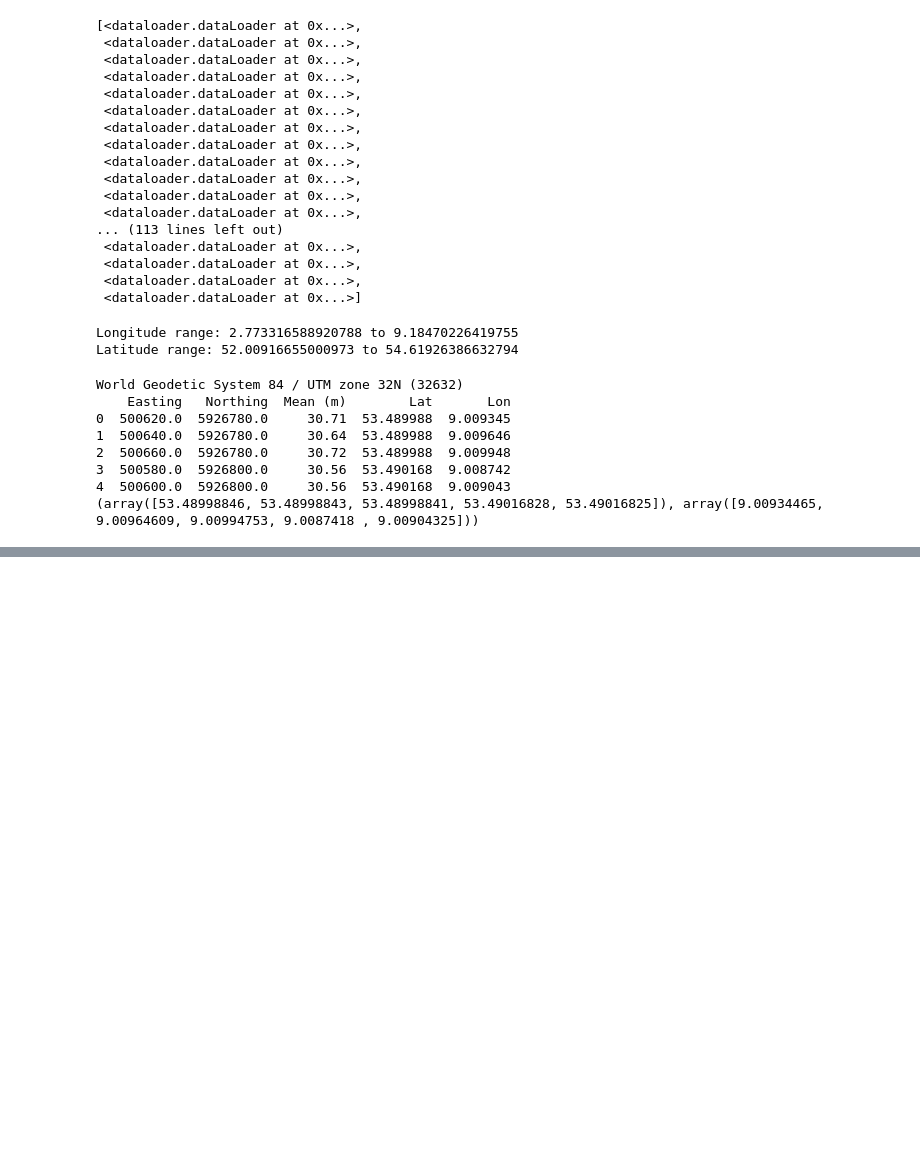
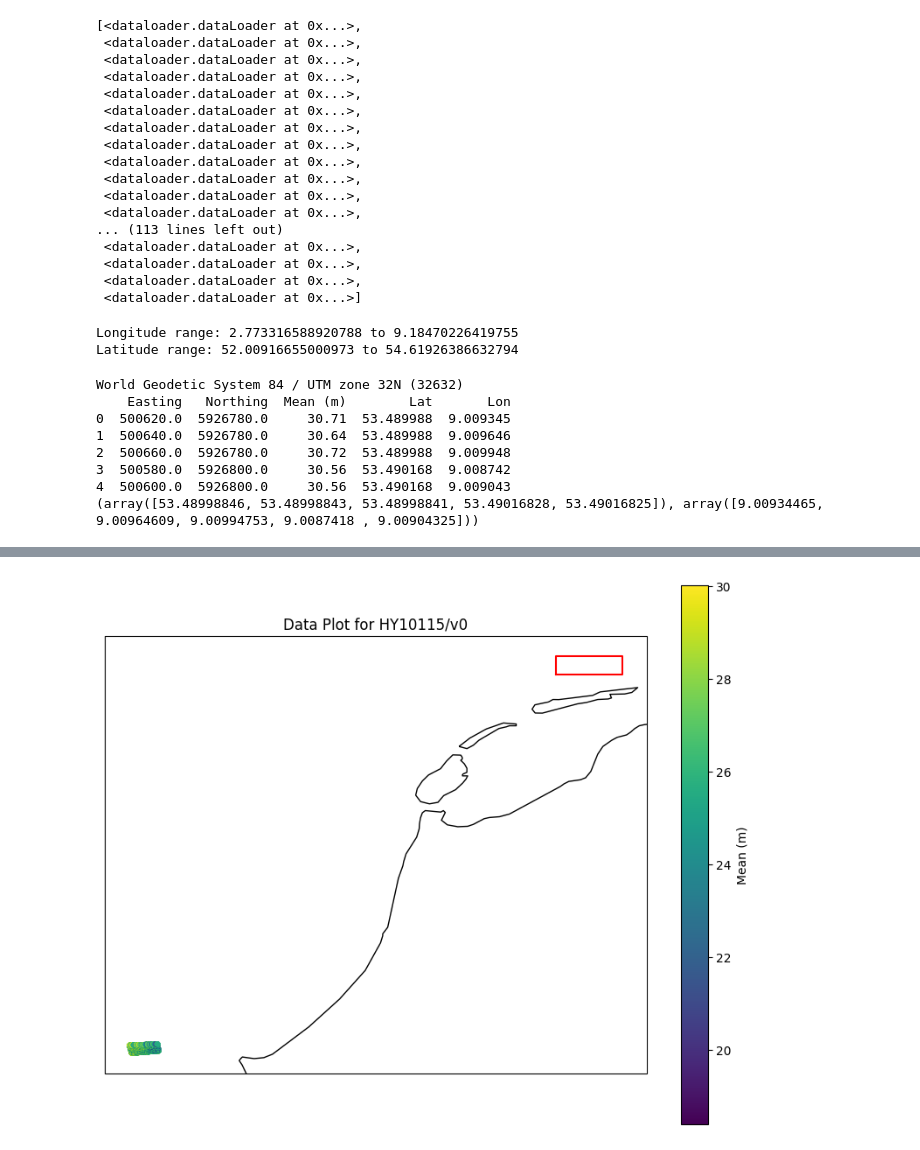
Before and after one commit to BerendBouvy/Thesis-Shell, a Jupyter notebook: misc.ipynb, the cells around one changed output, grey strips where cells are left out. Saved outputs shown, nothing was run; the diff lists cells and outputs as text; code cells hidden in the pictures; blank space fills up the shorter version.

```diff
--- a/misc.ipynb
+++ b/misc.ipynb
@@ -159,0 +176,8 @@ World Geodetic System 84 / UTM zone 32N (32632)
+# %%
+from dataloader import dataLoader
+metadata = pd.read_csv("meta/metadata_with_density_flagged2.csv")
+dl = dataLoader(metadata[metadata['rejected'] == 1].iloc[0])
+# %%
+dl.plot_data(bbox=True, show=True)
+# %% [output]
+[figure, added]
```
Also changed, not shown: parts of 7 cells of this notebook, 6 other files.
